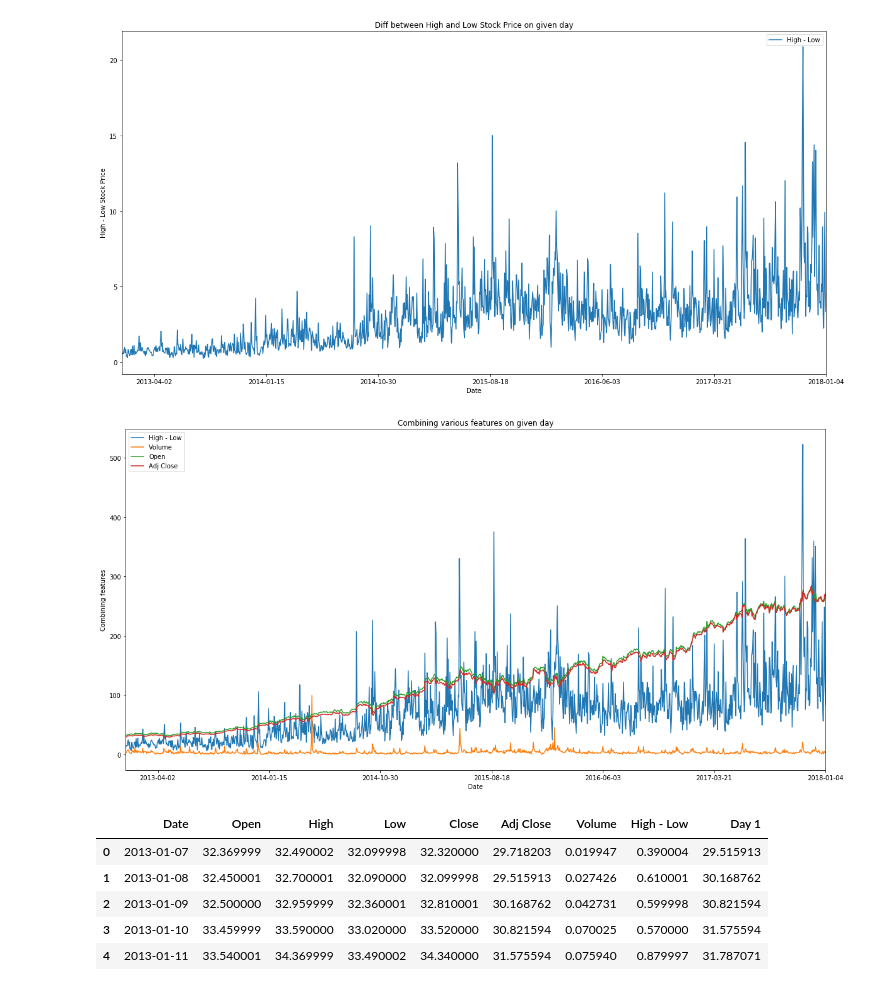
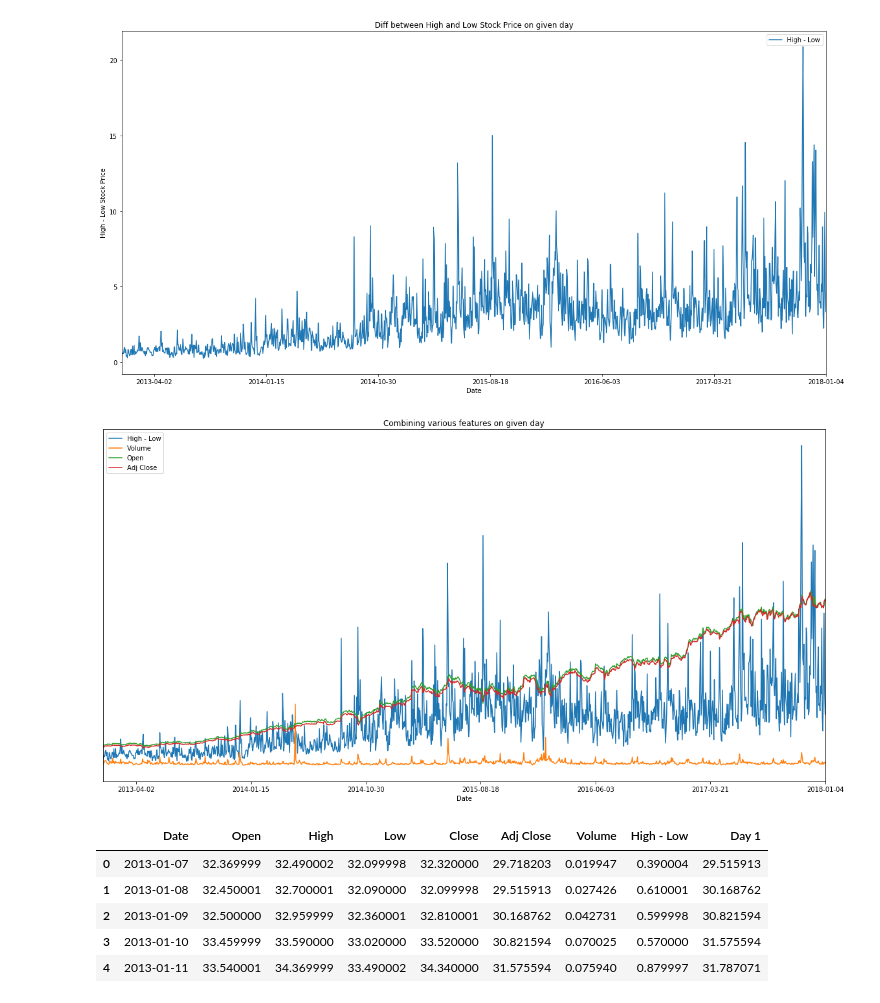
Before and after one commit to sandeeppaulraj/machine-learning, a Jupyter notebook: projects/capstone/stock_price_estimator.ipynb, the cells around one changed output. Cells and saved outputs as stored; diff of their text form; code cells hidden in the pictures.

```diff
--- a/projects/capstone/stock_price_estimator.ipynb
+++ b/projects/capstone/stock_price_estimator.ipynb
@@ -311,18 +311,18 @@ plt.show()
 # %%
 avgo_disp = avgo.copy(deep=True)
 avgo_disp['High - Low'] = avgo_disp['High - Low']*25
 avgo_disp['Volume'] = avgo_disp['Volume']*100
 
 avgo_disp.plot(x = 'Date', y = ['High - Low', 'Volume', 'Open', 'Adj Close'], figsize = (20, 10))
 plt.xlabel('Date')
 #plt.ylabel('Combining features')
 plt.title('Combining various features on given day')
 plt.gca().invert_xaxis()
-plt.gca().yaxis.axes.get_yaxis().set_visible(False)
+plt.gca().get_yaxis().set_visible(False)
 plt.savefig('./output_images/avgo_combo.jpg')
 plt.show()
 # %% [output]
-[figure, old version]
+[figure, new version]
 # %%
 avgo = avgo.iloc[::-1]
 avgo = avgo.reset_index()
```
Also changed, not shown: parts of 6 cells of this notebook, 1 other file.
